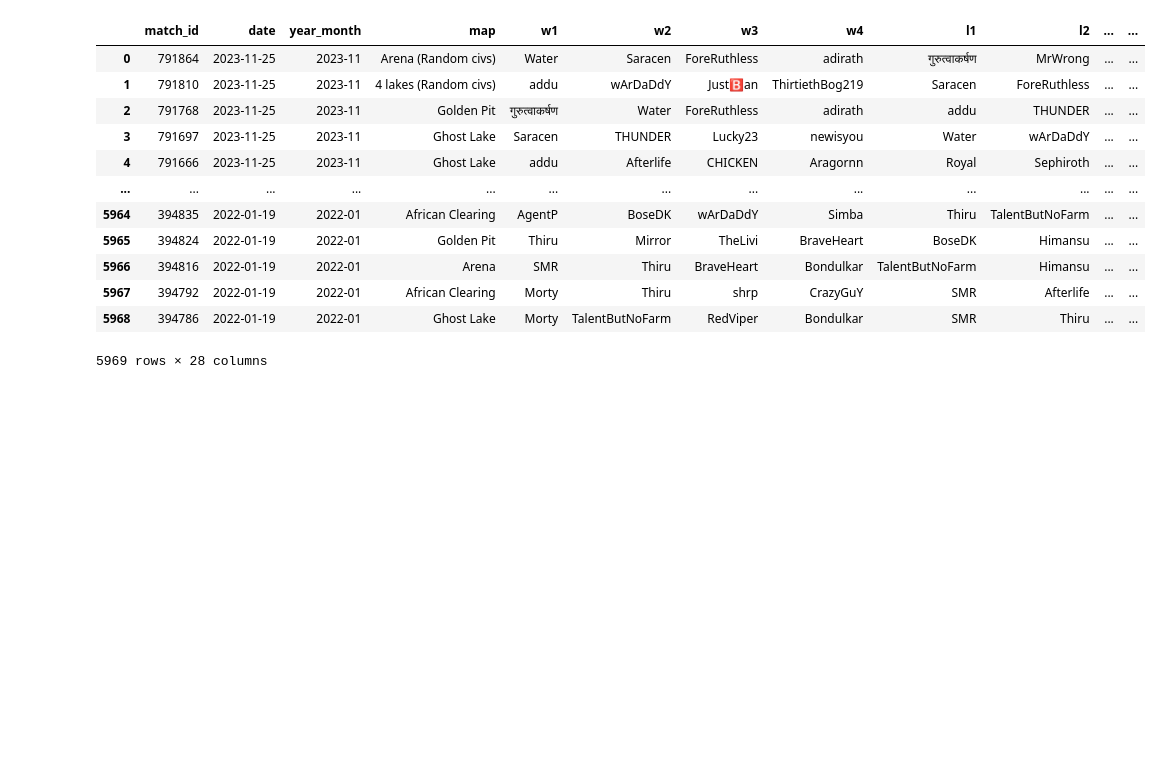
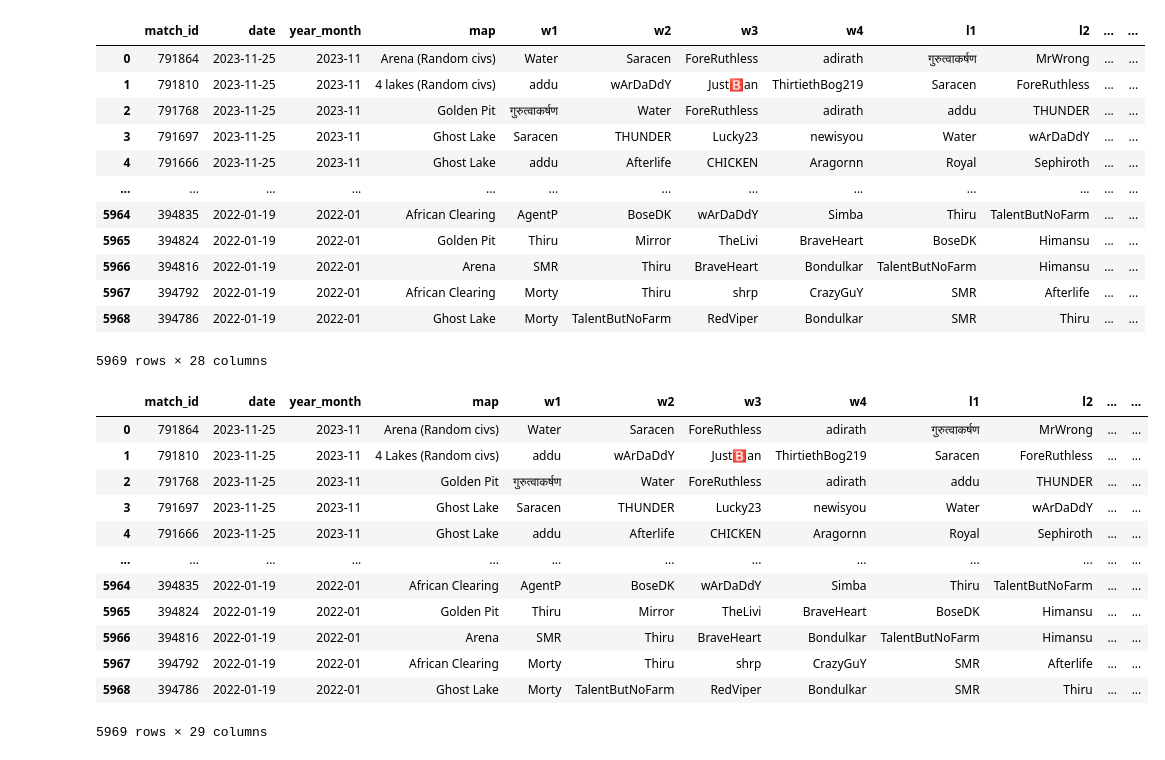
Before and after one commit to t-thirupathi/aoe2-bombay-stats, a Jupyter notebook: process data.ipynb, the cells around one changed output. Cells and saved outputs as stored; diff of their text form; code cells hidden in the pictures; blank space fills up the shorter version.

```diff
--- a/process data.ipynb
+++ b/process data.ipynb
@@ -5,7 +5,7 @@ from collections import Counter
 import seaborn as sns
 import matplotlib.pyplot as plt
 # %%
-res = pd.read_csv('match_results.csv')
+res = pd.read_csv('data/match_results.csv')
 # %%
 for col in ['w1_or', 'w2_or', 'w3_or', 'w4_or',
             'w1_nr', 'w2_nr', 'w3_nr', 'w4_nr',
@@ -15,7 +15,7 @@ for col in ['w1_or', 'w2_or', 'w3_or', 'w4_or',
     res[col].fillna(0, inplace=True)
     res[col] = res[col].astype(int)
 # %%
-start = pd.read_csv('match_starts.csv')
+start = pd.read_csv('data/match_starts.csv')
 # %%
 start = start.drop_duplicates(subset=['match_id'])
 # %%
@@ -159,0 +160,16 @@ combined.to_csv('matches.csv', index=False)
+# %%
+combined
+# %% [output]
+|  | match_id | date | year_month | map | w1 | w2 | w3 | w4 | l1 | l2 | ... | ... |
+| 0 | 791864 | 2023-11-25 | 2023-11 | Arena (Random civs) | Water | Saracen | ForeRuthless | adirath | गुरुत्वाकर्षण | MrWrong | ... | ... |
+| 1 | 791810 | 2023-11-25 | 2023-11 | 4 Lakes (Random civs) | addu | wArDaDdY | Just🅱an | ThirtiethBog219 | Saracen | ForeRuthless | ... | ... |
+| 2 | 791768 | 2023-11-25 | 2023-11 | Golden Pit | गुरुत्वाकर्षण | Water | ForeRuthless | adirath | addu | THUNDER | ... | ... |
+| 3 | 791697 | 2023-11-25 | 2023-11 | Ghost Lake | Saracen | THUNDER | Lucky23 | newisyou | Water | wArDaDdY | ... | ... |
+| 4 | 791666 | 2023-11-25 | 2023-11 | Ghost Lake | addu | Afterlife | CHICKEN | Aragornn | Royal | Sephiroth | ... | ... |
+| ... | ... | ... | ... | ... | ... | ... | ... | ... | ... | ... | ... | ... |
+| 5964 | 394835 | 2022-01-19 | 2022-01 | African Clearing | AgentP | BoseDK | wArDaDdY | Simba | Thiru | TalentButNoFarm | ... | ... |
+| 5965 | 394824 | 2022-01-19 | 2022-01 | Golden Pit | Thiru | Mirror | TheLivi | BraveHeart | BoseDK | Himansu | ... | ... |
+| 5966 | 394816 | 2022-01-19 | 2022-01 | Arena | SMR | Thiru | BraveHeart | Bondulkar | TalentButNoFarm | Himansu | ... | ... |
+| 5967 | 394792 | 2022-01-19 | 2022-01 | African Clearing | Morty | Thiru | shrp | CrazyGuY | SMR | Afterlife | ... | ... |
+| 5968 | 394786 | 2022-01-19 | 2022-01 | Ghost Lake | Morty | TalentButNoFarm | RedViper | Bondulkar | SMR | Thiru | ... | ... |
+5969 rows × 29 columns
```
Also changed, not shown: parts of 1 cell of this notebook, 12 other files.
